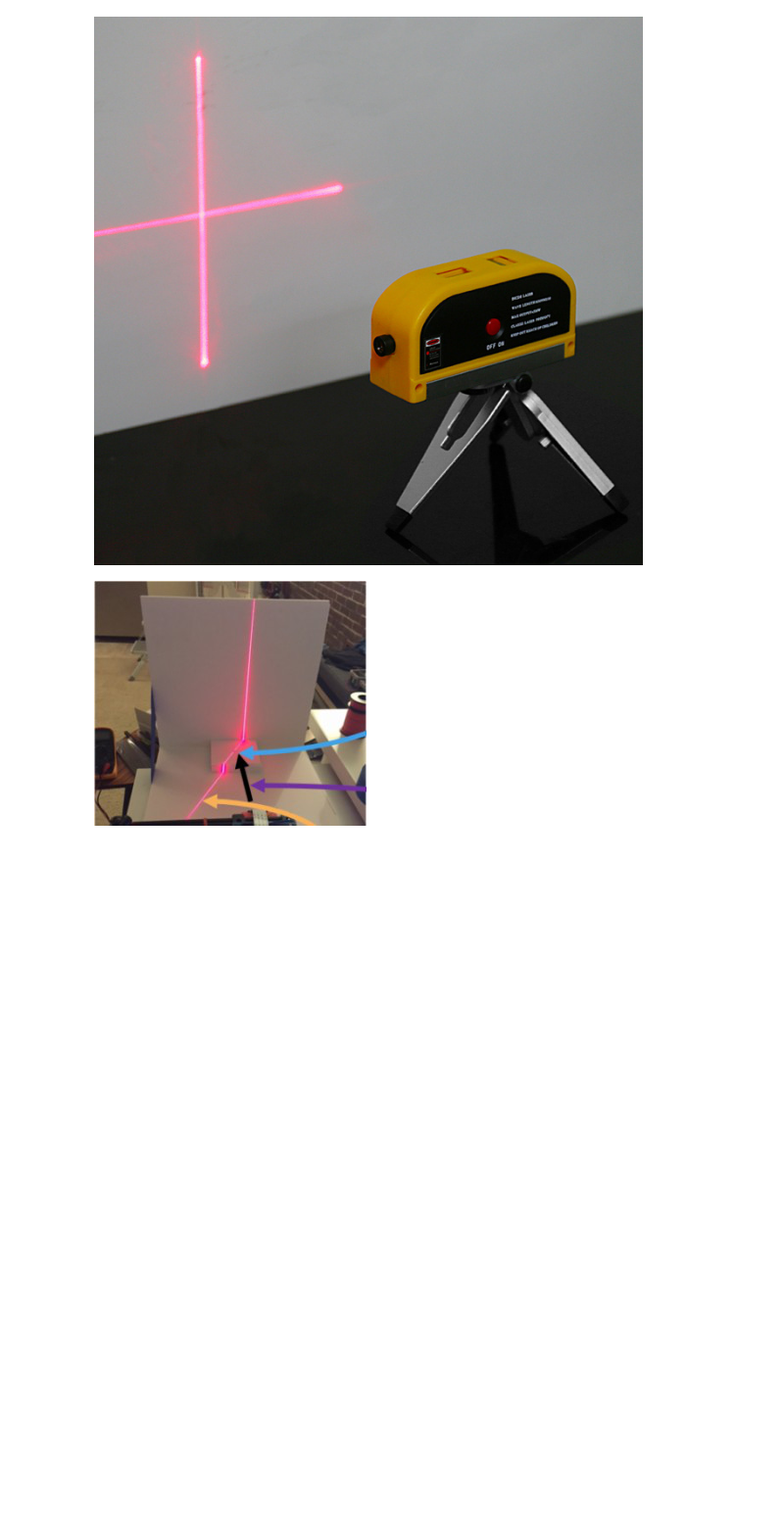
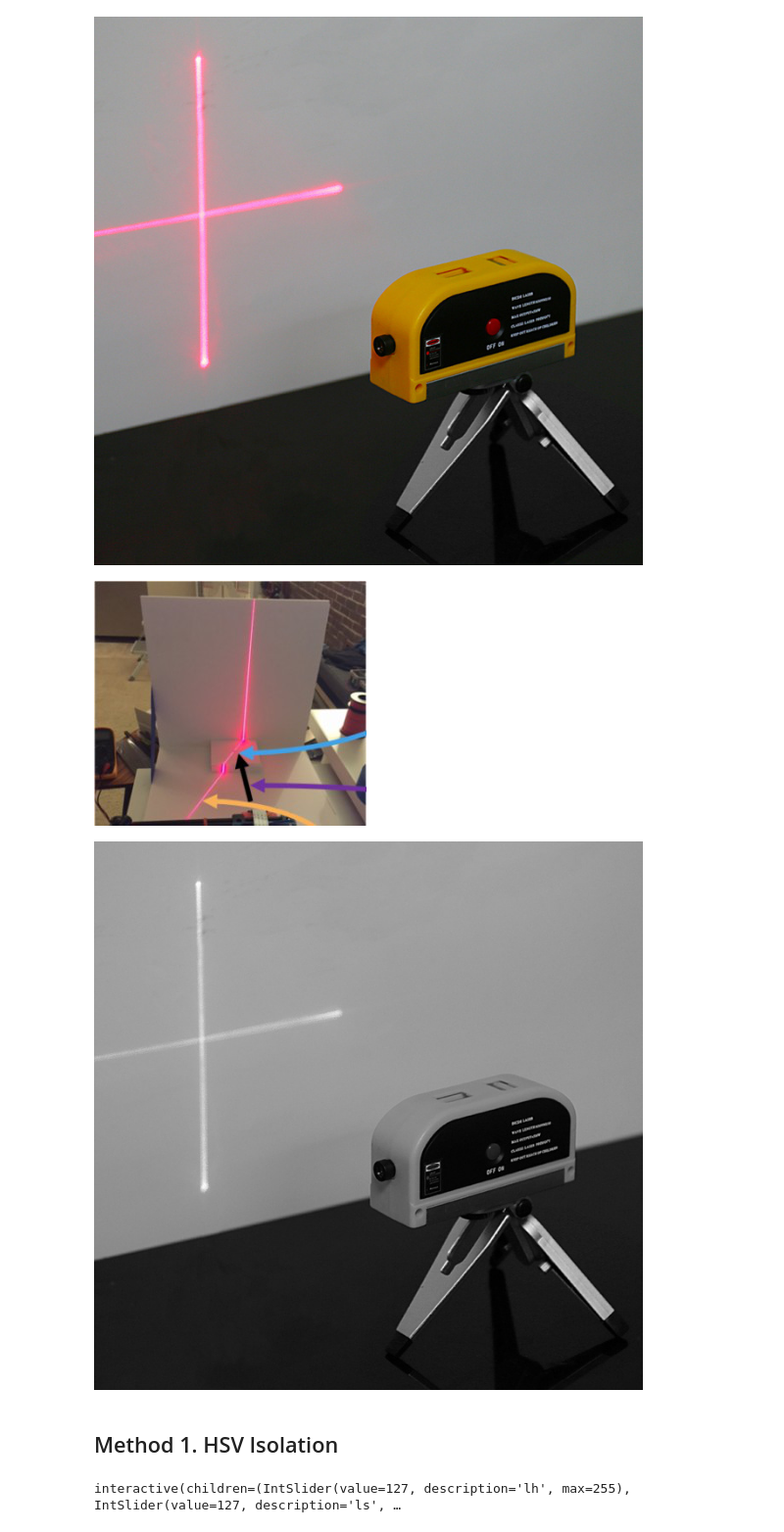
Before and after one commit to B33Boy/3D-Scanner, a Jupyter notebook: Notebooks/detect_laser.ipynb, the cells around one changed output. Shown at 98% size. Saved outputs shown, nothing was run; the diff lists cells and outputs as text; code cells hidden in the pictures; blank space fills up the shorter version.

Commit message:
feat: autogenerated requirements.txt + feat: HSV laser isolation

```diff
--- a/Notebooks/detect_laser.ipynb
+++ b/Notebooks/detect_laser.ipynb
@@ -24,3 +29,11 @@ for file in laser_samples:
 # %% [output]
 [figure]
 [figure]
+# %%
+img = cv2.imread(laser_samples[0])
+img = cv2.cvtColor(img, cv2.COLOR_BGR2GRAY) # Converting BGR to RGB
+display(Image.fromarray(img))
+# %% [output]
+[figure, added]
+# %% [markdown]
+## Method 1. HSV Isolation
@@ -26,0 +43,24 @@ for file in laser_samples:
+# %%
+@interact
+def show_articles_more_than(lh=(0,255), ls=(0,255), lv=(0,255), uh=(0,255), us=(0,255), uv=(0,255)):
+    img = cv2.imread(laser_samples[1])
+
+    img = cv2.
+
+    hsv = cv2.cvtColor(img, cv2.COLOR_BGR2HSV)
+    # define range of blue color in HSV
+    lower_colour = np.array([lh, ls, lv])
+    upper_colour = np.array([uh, us, uv])
+
+    # Threshold the HSV image to get only blue colors
+    mask = cv2.inRange(hsv, lower_colour, upper_colour)
+    # inv = cv2.bitwise_not(mask)
+
+    # Bitwise-AND mask and original image
+    res = cv2.bitwise_and(img,img, mask= mask)
+
+    res = cv2.cvtColor(res, cv2.COLOR_BGR2RGB)
+
+    display(Image.fromarray(res))
+# %% [output]
+interactive(children=(IntSlider(value=127, description='lh', max=255), IntSlider(value=127, description='ls', …
```
Also changed, not shown: parts of 4 cells of this notebook, 3 other files.
